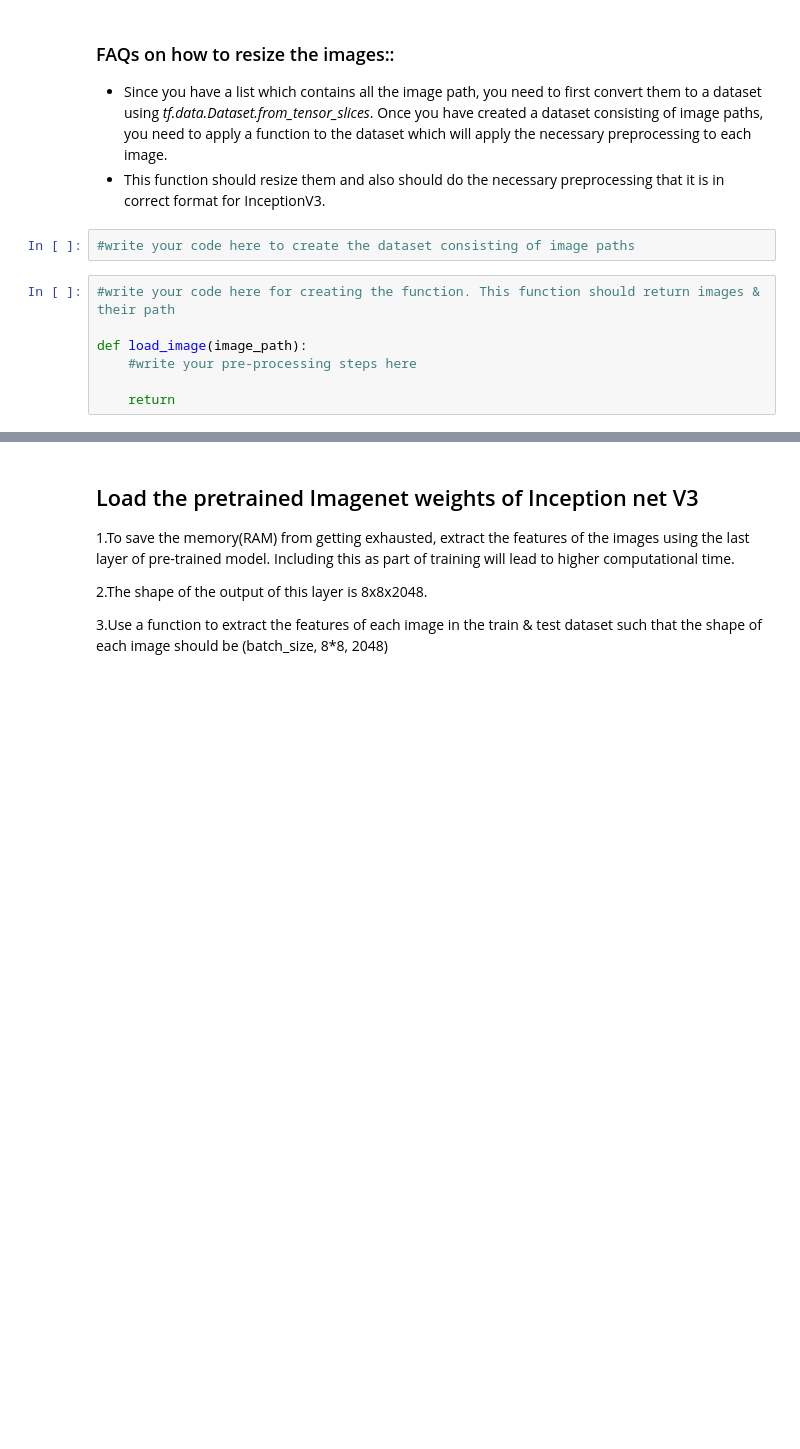
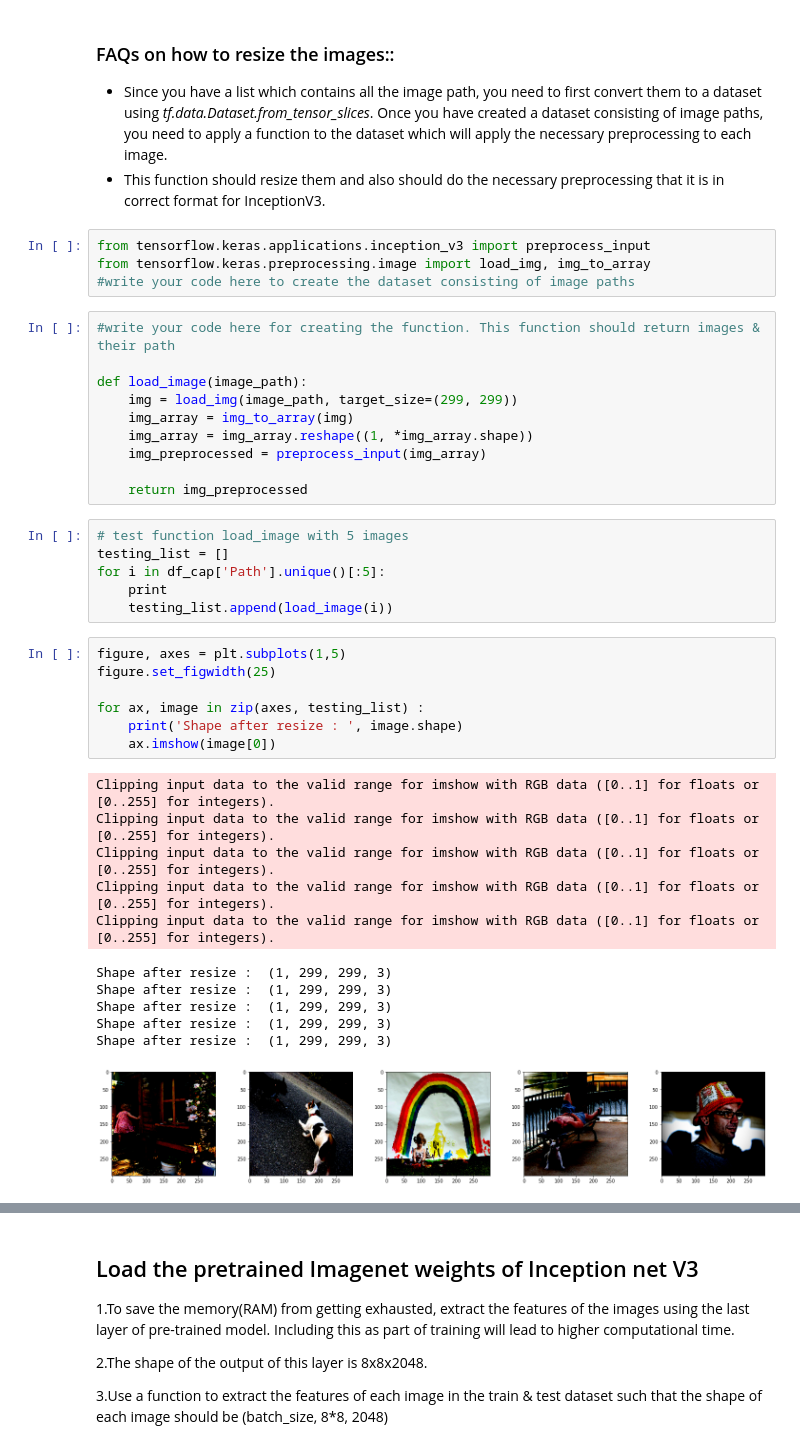
Before and after one commit to 20IP/assigment_eye_for_blind, a Jupyter notebook: Eye_for_blind_Starter_code.ipynb, the cells around one changed output, grey strips where cells are left out. Cells and saved outputs as stored; diff of their text form; blank space fills up the shorter version.

```diff
--- a/Eye_for_blind_Starter_code.ipynb
+++ b/Eye_for_blind_Starter_code.ipynb
@@ -338,13 +338,43 @@ print(cap_vector[0])
 * Since you have a list which contains all the image path, you need to first convert them to a dataset using <i>tf.data.Dataset.from_tensor_slices</i>. Once you have created a dataset consisting of image paths, you need to apply a function to the dataset which will apply the necessary preprocessing to each image.
 * This function should resize them and also should do the necessary preprocessing that it is in correct format for InceptionV3.
 # %%
+from tensorflow.keras.applications.inception_v3 import preprocess_input
+from tensorflow.keras.preprocessing.image import load_img, img_to_array
 #write your code here to create the dataset consisting of image paths
 # %%
 #write your code here for creating the function. This function should return images & their path
 
 def load_image(image_path):
-    #write your pre-processing steps here
+    img = load_img(image_path, target_size=(299, 299))
+    img_array = img_to_array(img)
+    img_array = img_array.reshape((1, *img_array.shape))
+    img_preprocessed = preprocess_input(img_array)
 
-    return
+    return img_preprocessed
+# %%
+# test function load_image with 5 images
+testing_list = []
+for i in df_cap['Path'].unique()[:5]:
+    print
+    testing_list.append(load_image(i))
+# %%
+figure, axes = plt.subplots(1,5)
+figure.set_figwidth(25)
+
+for ax, image in zip(axes, testing_list) :
+    print('Shape after resize : ', image.shape)
+    ax.imshow(image[0])
+# %% [output]
+Clipping input data to the valid range for imshow with RGB data ([0..1] for floats or [0..255] for integers).
+Clipping input data to the valid range for imshow with RGB data ([0..1] for floats or [0..255] for integers).
+Clipping input data to the valid range for imshow with RGB data ([0..1] for floats or [0..255] for integers).
+Clipping input data to the valid range for imshow with RGB data ([0..1] for floats or [0..255] for integers).
+Clipping input data to the valid range for imshow with RGB data ([0..1] for floats or [0..255] for integers).
+Shape after resize :  (1, 299, 299, 3)
+Shape after resize :  (1, 299, 299, 3)
+Shape after resize :  (1, 299, 299, 3)
+Shape after resize :  (1, 299, 299, 3)
+Shape after resize :  (1, 299, 299, 3)
+[figure, added]
 # %%
 #write your code here for applying the function to the image path dataset, such that the transformed dataset should contain images & their path
```
Also changed, not shown: parts of 5 cells of this notebook, 2 other files.
